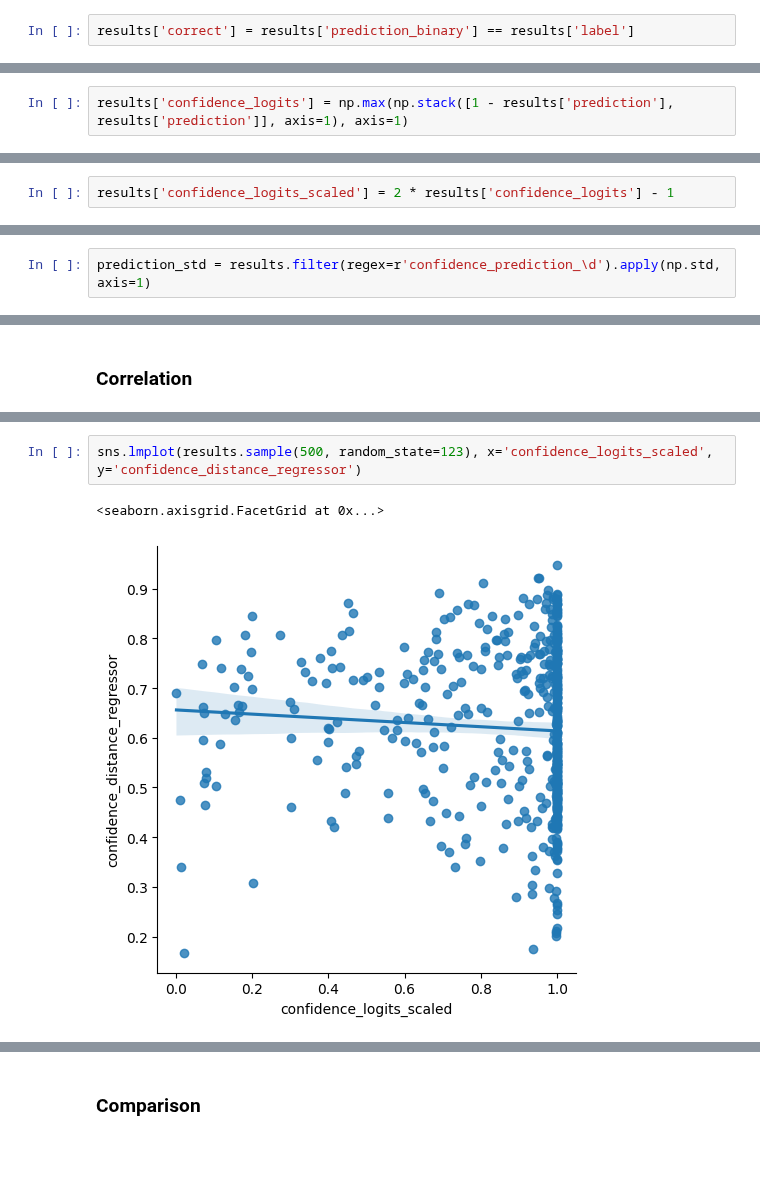
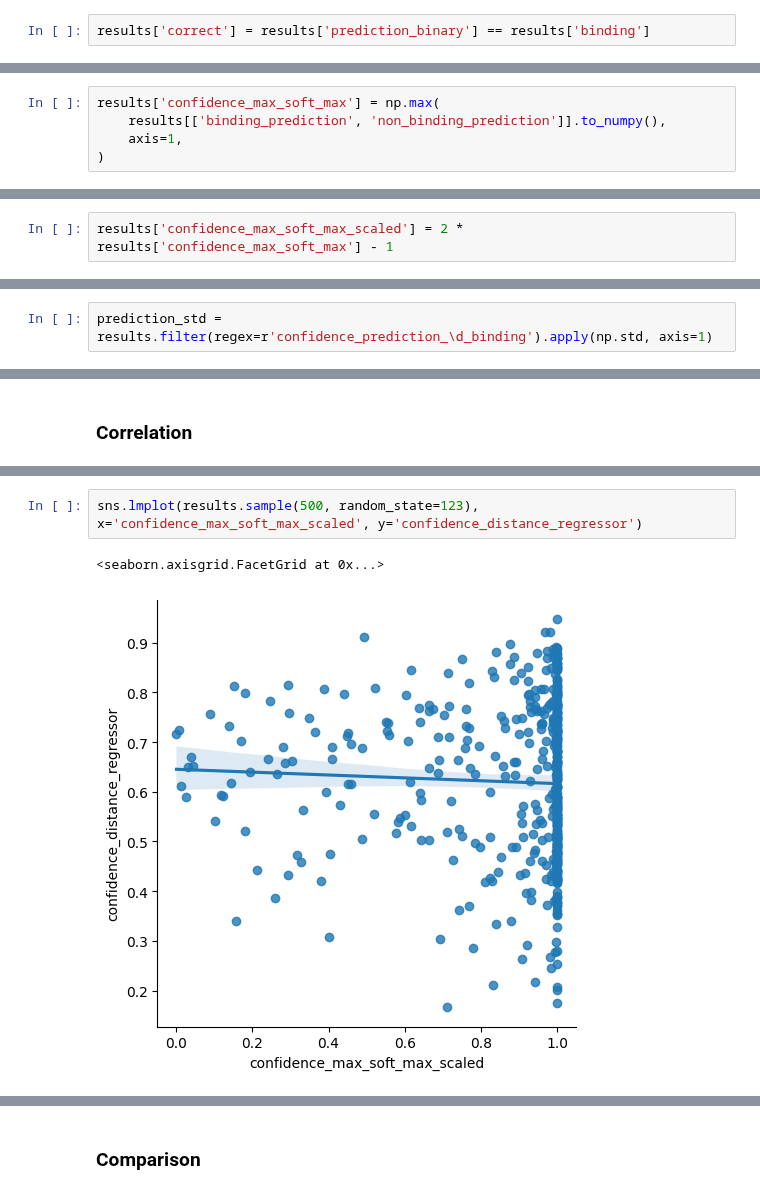
Before and after one commit to benjiemc/tcr-antigen-prediction, a Jupyter notebook: notebooks/evaluate_confidence_predictions.ipynb, the cells around one changed output, grey strips where cells are left out. Drawn from its saved outputs; the diff is of its cells as text; blank space fills up the shorter version.

```diff
--- a/notebooks/evaluate_confidence_predictions.ipynb
+++ b/notebooks/evaluate_confidence_predictions.ipynb
@@ -262,5 +274,5 @@ results['residual_squared'] = (results['label'] - results['prediction']) ** 2
 # %%
-results['correct'] = results['prediction_binary'] == results['label']
+results['correct'] = results['prediction_binary'] == results['binding']
 # %%
 results['in_training_data'] = results['fold'] != results['holdout_fold']
 # %%
@@ -282,3 +294,6 @@ sns.barplot(
 # %%
-results['confidence_logits'] = np.max(np.stack([1 - results['prediction'], results['prediction']], axis=1), axis=1)
+results['confidence_max_soft_max'] = np.max(
+    results[['binding_prediction', 'non_binding_prediction']].to_numpy(),
+    axis=1,
+)
 # %%
@@ -299,3 +314,3 @@ sns.boxplot(results, y='confidence_logits', x='in_training_data')
 # %%
-results['confidence_logits_scaled'] = 2 * results['confidence_logits'] - 1
+results['confidence_max_soft_max_scaled'] = 2 * results['confidence_max_soft_max'] - 1
 # %%
@@ -326,7 +341,7 @@ sns.lmplot(results.sample(500, random_state=123), x='residual_squared', y='confi
 # %% [markdown]
 ## Confidence from Monte-Carlo dropout
 # %%
-prediction_std = results.filter(regex=r'confidence_prediction_\d').apply(np.std, axis=1)
+prediction_std = results.filter(regex=r'confidence_prediction_\d_binding').apply(np.std, axis=1)
 # %%
 prediction_std.plot.hist()
 # %% [output]
@@ -405,8 +420,8 @@ sns.lmplot(results.sample(500, random_state=123), x='confidence_logits_scaled',
 # %%
-sns.lmplot(results.sample(500, random_state=123), x='confidence_logits_scaled', y='confidence_distance_regressor')
+sns.lmplot(results.sample(500, random_state=123), x='confidence_max_soft_max_scaled', y='confidence_distance_regressor')
 # %% [output]
 <seaborn.axisgrid.FacetGrid at 0x...>
-[figure, old version]
+[figure, new version]
 # %%
 sns.lmplot(results.sample(500, random_state=123), x='confidence_prediction', y='confidence_distance_regressor')
 # %% [output]
```
Also changed, not shown: parts of 30 cells of this notebook, 23 other files.
